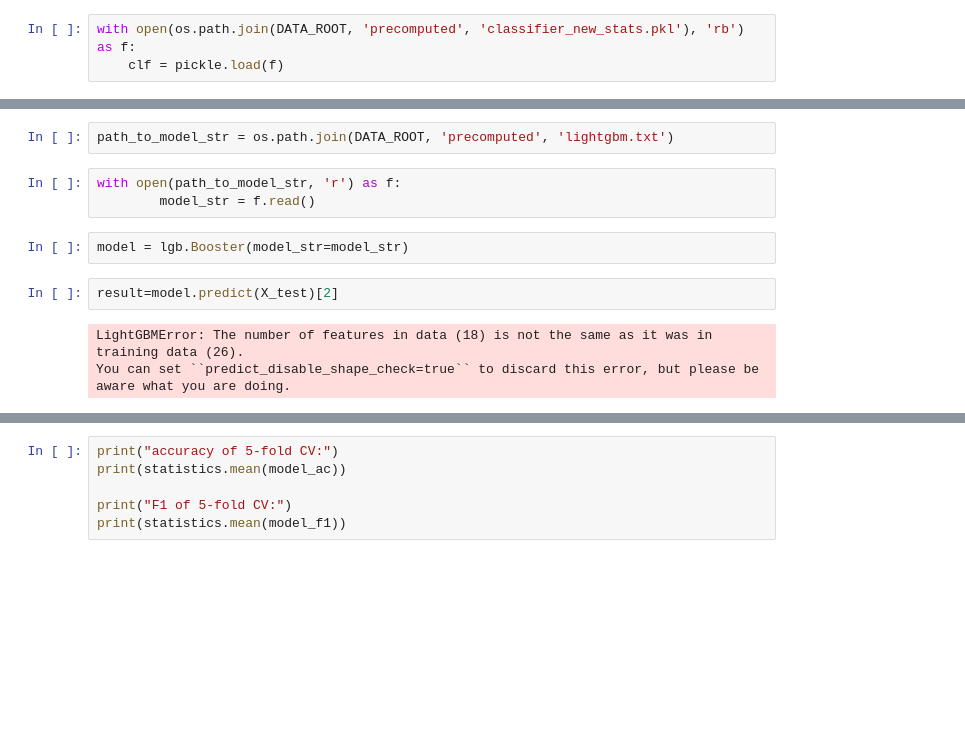
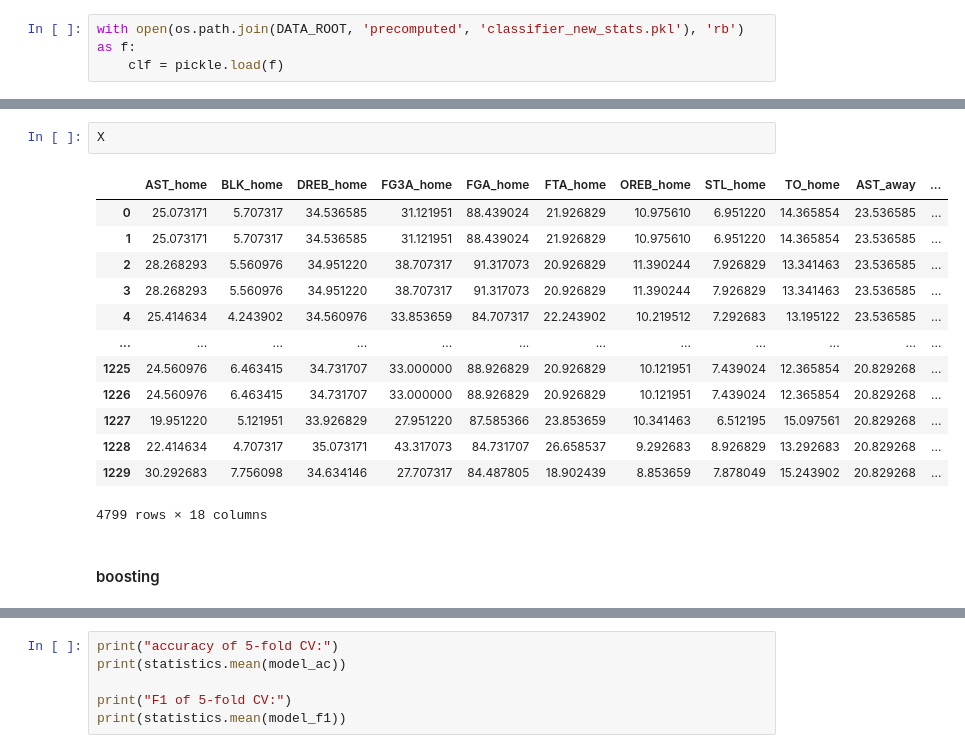
Before and after one commit to brunnedu/BasketXplainer, a Jupyter notebook: dev_notebooks/advanced_stat_model.ipynb, the cells around one changed output, grey strips where cells are left out. Cells and saved outputs as stored; diff of their text form; blank space fills up the shorter version.

```diff
--- a/dev_notebooks/advanced_stat_model.ipynb
+++ b/dev_notebooks/advanced_stat_model.ipynb
@@ -368,12 +346,18 @@ result
-# %%
-path_to_model_str = os.path.join(DATA_ROOT, 'precomputed', 'lightgbm.txt')
-# %%
-with open(path_to_model_str, 'r') as f:
-        model_str = f.read()
-# %%
-model = lgb.Booster(model_str=model_str)
-# %%
-result=model.predict(X_test)[2]
-# %% [output]
-LightGBMError: The number of features in data (18) is not the same as it was in training data (26).
-You can set ``predict_disable_shape_check=true`` to discard this error, but please be aware what you are doing.
+# %%
+X
+# %% [output]
+|  | AST_home | BLK_home | DREB_home | FG3A_home | FGA_home | FTA_home | OREB_home | STL_home | TO_home | AST_away | ... |
+| 0 | 25.073171 | 5.707317 | 34.536585 | 31.121951 | 88.439024 | 21.926829 | 10.975610 | 6.951220 | 14.365854 | 23.536585 | ... |
+| 1 | 25.073171 | 5.707317 | 34.536585 | 31.121951 | 88.439024 | 21.926829 | 10.975610 | 6.951220 | 14.365854 | 23.536585 | ... |
+| 2 | 28.268293 | 5.560976 | 34.951220 | 38.707317 | 91.317073 | 20.926829 | 11.390244 | 7.926829 | 13.341463 | 23.536585 | ... |
+| 3 | 28.268293 | 5.560976 | 34.951220 | 38.707317 | 91.317073 | 20.926829 | 11.390244 | 7.926829 | 13.341463 | 23.536585 | ... |
+| 4 | 25.414634 | 4.243902 | 34.560976 | 33.853659 | 84.707317 | 22.243902 | 10.219512 | 7.292683 | 13.195122 | 23.536585 | ... |
+| ... | ... | ... | ... | ... | ... | ... | ... | ... | ... | ... | ... |
+| 1225 | 24.560976 | 6.463415 | 34.731707 | 33.000000 | 88.926829 | 20.926829 | 10.121951 | 7.439024 | 12.365854 | 20.829268 | ... |
+| 1226 | 24.560976 | 6.463415 | 34.731707 | 33.000000 | 88.926829 | 20.926829 | 10.121951 | 7.439024 | 12.365854 | 20.829268 | ... |
+| 1227 | 19.951220 | 5.121951 | 33.926829 | 27.951220 | 87.585366 | 23.853659 | 10.341463 | 6.512195 | 15.097561 | 20.829268 | ... |
+| 1228 | 22.414634 | 4.707317 | 35.073171 | 43.317073 | 84.731707 | 26.658537 | 9.292683 | 8.926829 | 13.292683 | 20.829268 | ... |
+| 1229 | 30.292683 | 7.756098 | 34.634146 | 27.707317 | 84.487805 | 18.902439 | 8.853659 | 7.878049 | 15.243902 | 20.829268 | ... |
+4799 rows × 18 columns
+# %% [markdown]
+#### boosting
```
Also changed, not shown: parts of 10 cells of this notebook, 4 other files.
